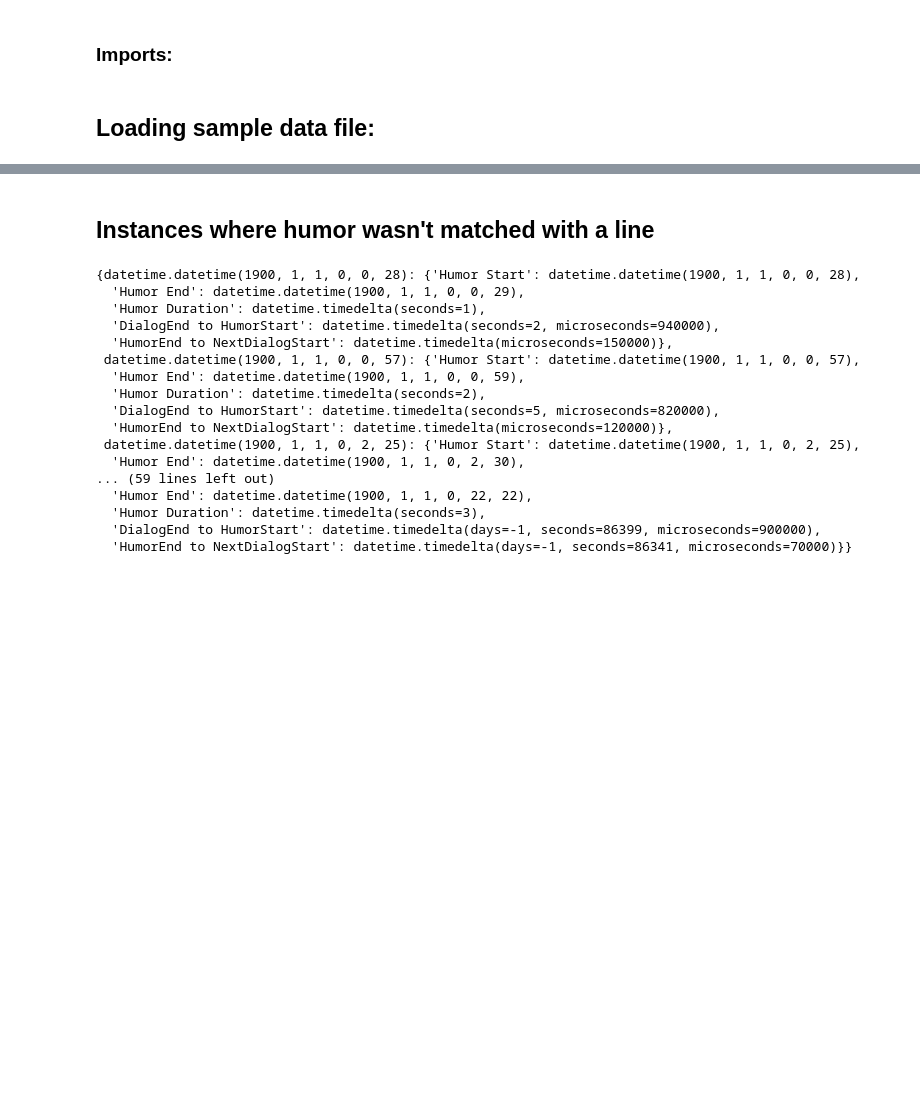
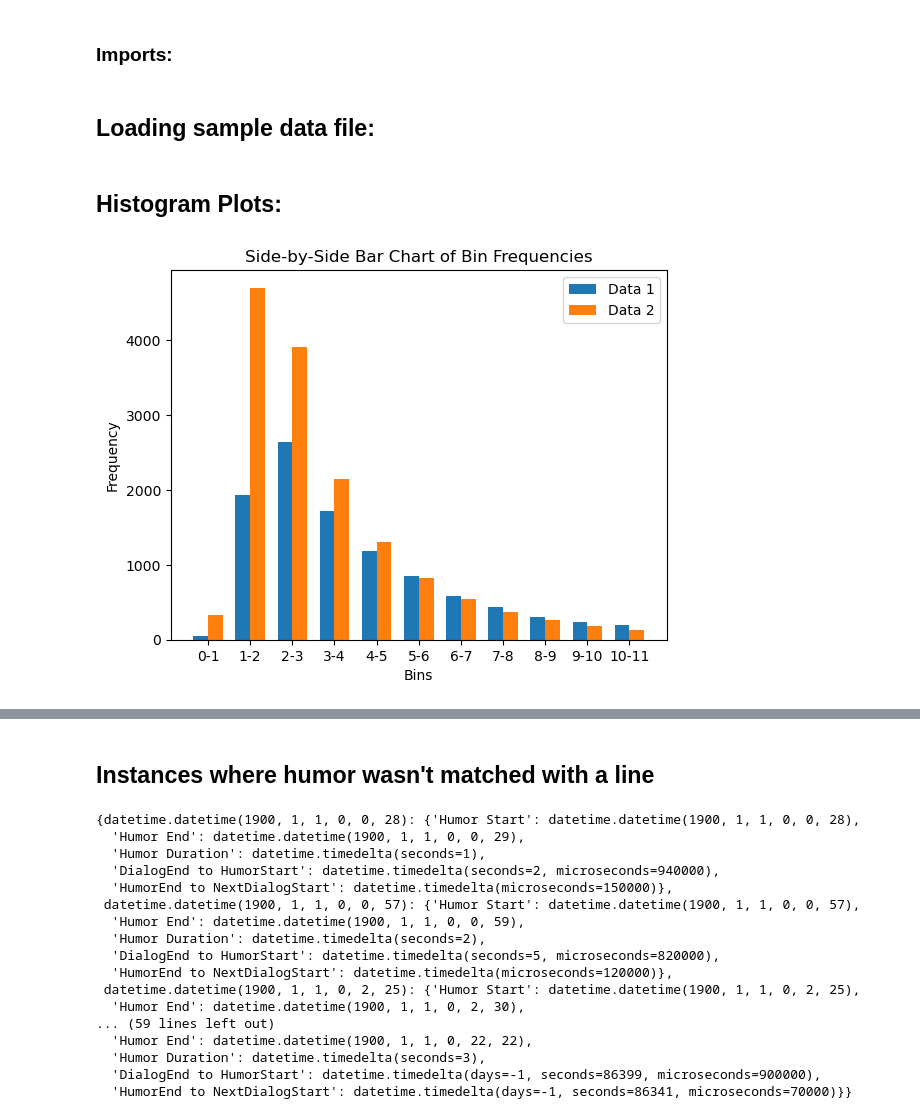
Before and after one commit to adc257/info4940-sitcom, a Jupyter notebook: EDA-Andres.ipynb, the cells around one changed output, grey strips where cells are left out. Drawn from its saved outputs; the diff is of its cells as text; code cells hidden in the pictures; blank space fills up the shorter version.

Commit message:
added histograms

```diff
--- a/EDA-Andres.ipynb
+++ b/EDA-Andres.ipynb
@@ -122,3 +126,46 @@ def getLinesBetween(startTime, endTime, lines_dict):
         lineStartTime: data
         for lineStartTime, data in lines_dict.items()
         if  string2datetime(startTime) <= lineStartTime <= string2datetime(endTime)}
+# %% [markdown]
+## Histogram Plots:
+# %%
+directory = Path("cleaned-data")
+
+humor_dialog_duration = []
+non_humor_dialog_duration = []
+
+for file_path in directory.rglob('*'):
+    if file_path.is_file() and file_path.suffix == '.json':
+        with open(file_path, 'r') as rFile:
+            data = json.load(rFile)
+            for startTime, info in data.items():
+                DialogStart = string2datetime(info["Dialogue Start Time"])
+                DialogEnd = string2datetime(info["Dialogue End Time"])
+                if "isHumor" in info:
+                    humor_dialog_duration.append((DialogEnd- DialogStart).total_seconds())
+                else:
+                    non_humor_dialog_duration.append((DialogEnd- DialogStart).total_seconds())
+
+bins = np.arange(0, 12, 1)
+hist1, _ = np.histogram(humor_dialog_duration, bins=bins)
+hist2, _ = np.histogram(non_humor_dialog_duration, bins=bins)
+
+# Plotting
+bar_width = 0.35
+x = np.arange(len(bins) - 1)
+
+fig, ax = plt.subplots()
+bars1 = ax.bar(x - bar_width/2, hist1, bar_width, label='Data 1')
+bars2 = ax.bar(x + bar_width/2, hist2, bar_width, label='Data 2')
+
+# Add labels, title, and legend
+ax.set_xlabel('Bins')
+ax.set_ylabel('Frequency')
+ax.set_title('Side-by-Side Bar Chart of Bin Frequencies')
+ax.set_xticks(x)
+ax.set_xticklabels([f'{bins[i]}-{bins[i+1]}' for i in range(len(bins) - 1)])
+ax.legend()
+
+plt.show()
+# %% [output]
+[figure, added]
```
Also changed, not shown: parts of 4 cells of this notebook.
